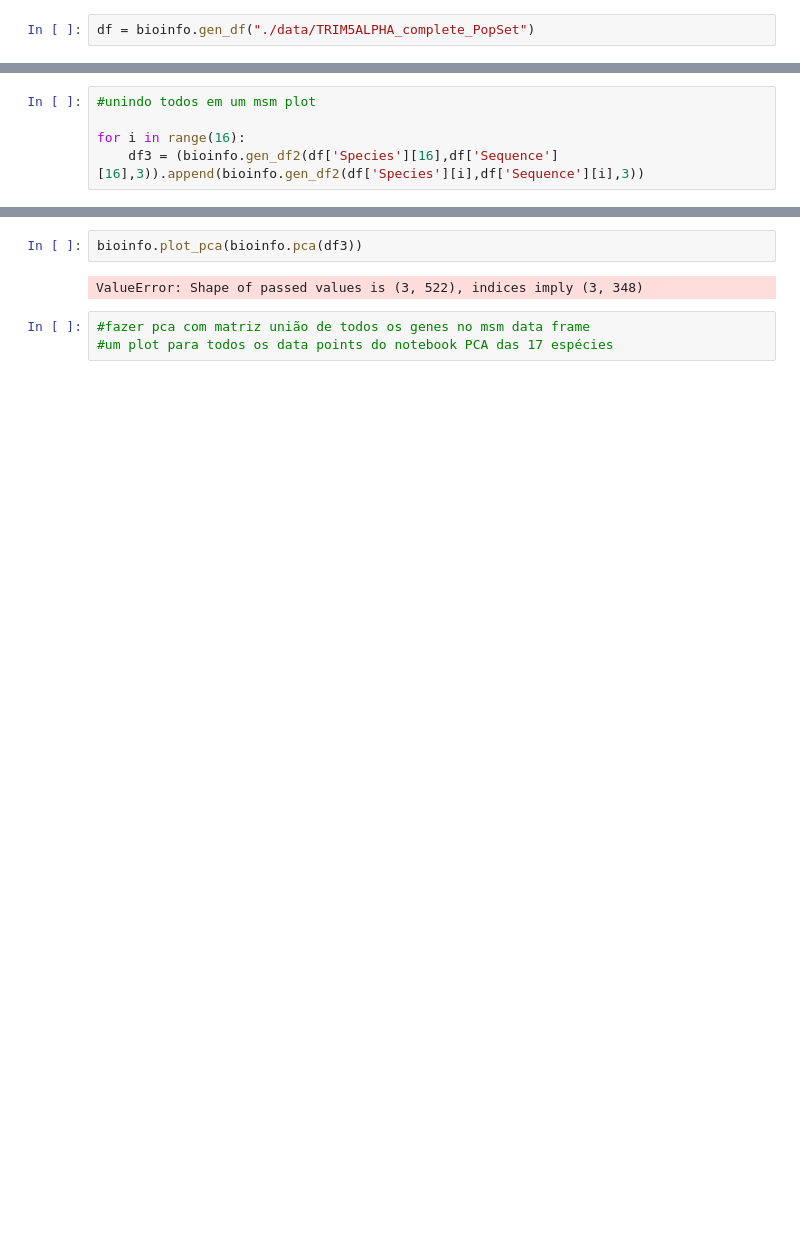
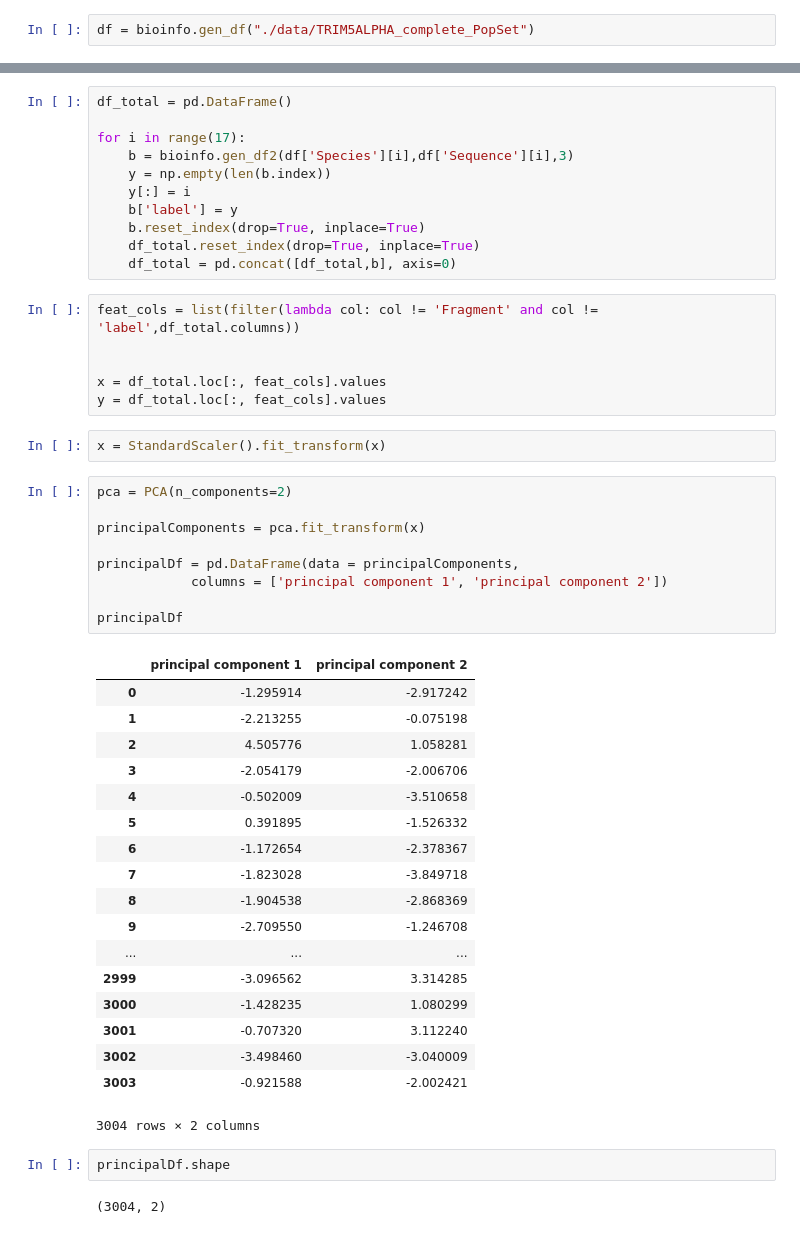
Before and after one commit to viniciusd-avila/phylogenetic-analysis, a Jupyter notebook: PCA tests.ipynb, the cells around one changed output, grey strips where cells are left out. Drawn from its saved outputs; the diff is of its cells as text; blank space fills up the shorter version.

Commit message:
pca all species one plot

```diff
--- a/PCA tests.ipynb
+++ b/PCA tests.ipynb
@@ -26,5 +10,0 @@ b = bioinfo.gen_df2(df['Species'][2],df['Sequence'][2],3)
-# %%
-#unindo todos em um msm plot
-
-for i in range(16):
-    df3 = (bioinfo.gen_df2(df['Species'][16],df['Sequence'][16],3)).append(bioinfo.gen_df2(df['Species'][i],df['Sequence'][i],3))
@@ -66,7 +11,51 @@ list(itertools.product(lstamn,repeat=2))
-# %%
-bioinfo.plot_pca(bioinfo.pca(df3))
-# %% [output]
-ValueError: Shape of passed values is (3, 522), indices imply (3, 348)
-# %%
-#fazer pca com matriz união de todos os genes no msm data frame
-#um plot para todos os data points do notebook PCA das 17 espécies
+# %%
+df_total = pd.DataFrame()
+
+for i in range(17):
+    b = bioinfo.gen_df2(df['Species'][i],df['Sequence'][i],3)
+    y = np.empty(len(b.index))
+    y[:] = i
+    b['label'] = y
+    b.reset_index(drop=True, inplace=True)
+    df_total.reset_index(drop=True, inplace=True)
+    df_total = pd.concat([df_total,b], axis=0)
+# %%
+feat_cols = list(filter(lambda col: col != 'Fragment' and col != 'label',df_total.columns))
+
+
+x = df_total.loc[:, feat_cols].values
+y = df_total.loc[:, feat_cols].values
+# %%
+x = StandardScaler().fit_transform(x)
+# %%
+pca = PCA(n_components=2)
+
+principalComponents = pca.fit_transform(x)
+
+principalDf = pd.DataFrame(data = principalComponents,
+            columns = ['principal component 1', 'principal component 2'])
+
+principalDf
+# %% [output]
+|  | principal component 1 | principal component 2 |
+| 0 | -1.295914 | -2.917242 |
+| 1 | -2.213255 | -0.075198 |
+| 2 | 4.505776 | 1.058281 |
+| 3 | -2.054179 | -2.006706 |
+| 4 | -0.502009 | -3.510658 |
+| 5 | 0.391895 | -1.526332 |
+| 6 | -1.172654 | -2.378367 |
+| 7 | -1.823028 | -3.849718 |
+| 8 | -1.904538 | -2.868369 |
+| 9 | -2.709550 | -1.246708 |
+| ... | ... | ... |
+| 2999 | -3.096562 | 3.314285 |
+| 3000 | -1.428235 | 1.080299 |
+| 3001 | -0.707320 | 3.112240 |
+| 3002 | -3.498460 | -3.040009 |
+| 3003 | -0.921588 | -2.002421 |
+3004 rows × 2 columns
+# %%
+principalDf.shape
+# %% [output]
+(3004, 2)
```
Also changed, not shown: parts of 13 cells of this notebook.
